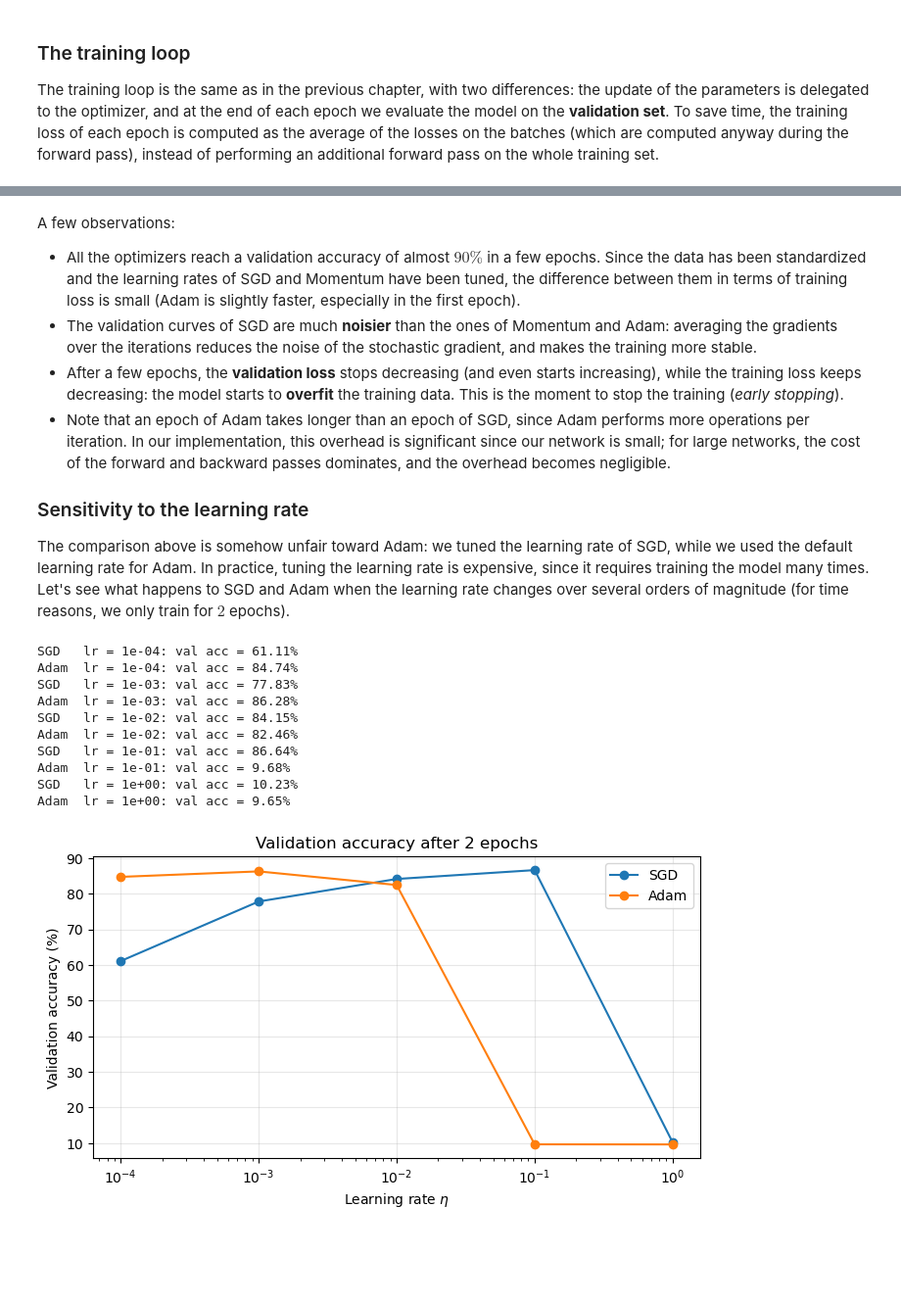
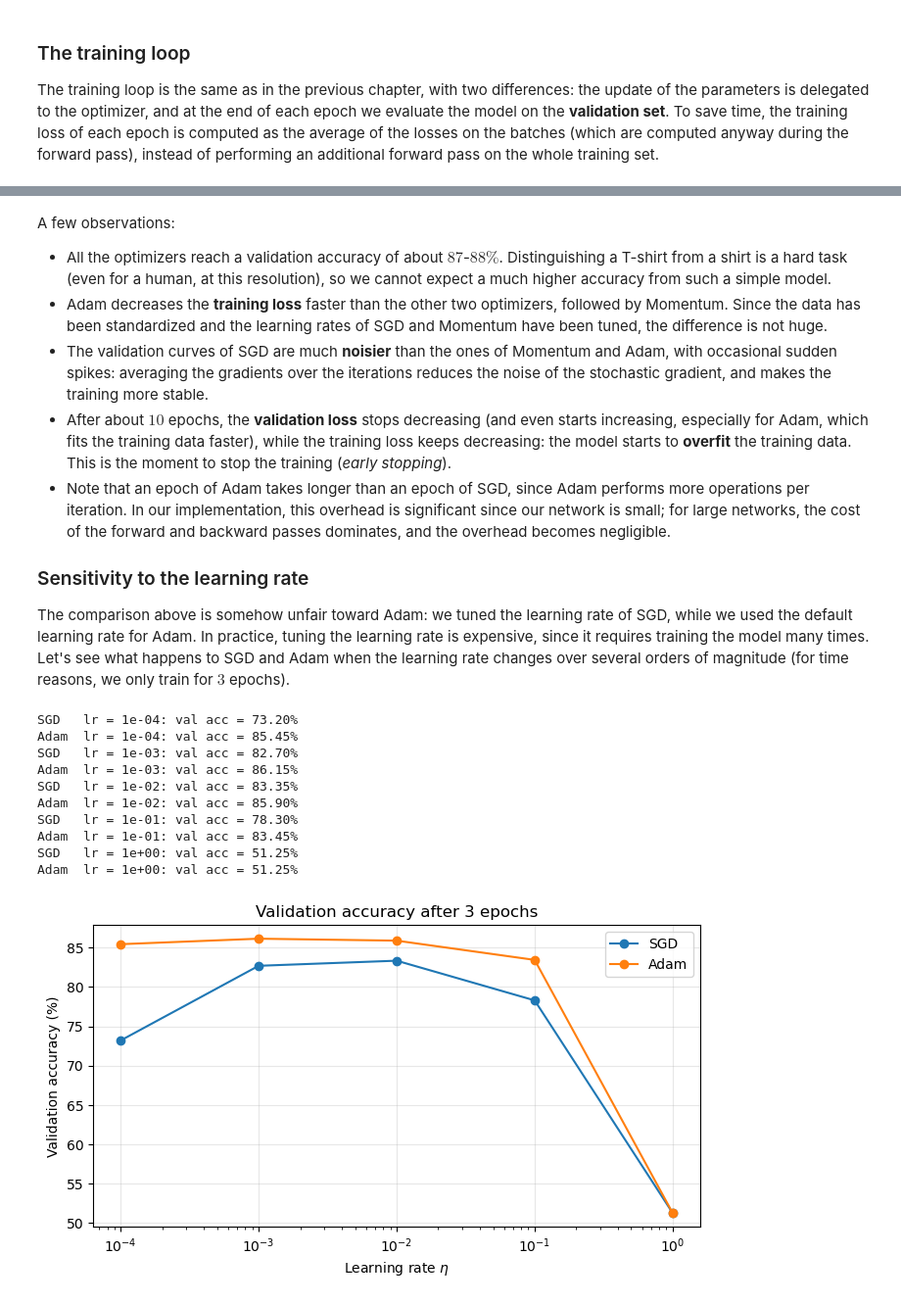
Before and after one commit to devangelista2/statistical-mathematical-methods, a Jupyter notebook: 2026-27/_sources/Optimization/Adam.ipynb, the cells around one changed output, grey strips where cells are left out. Shown at 98% size. Drawn from its saved outputs; the diff is of its cells as text; code cells hidden in the pictures; blank space fills up the shorter version.

```diff
--- a/2026-27/_sources/Optimization/Adam.ipynb
+++ b/2026-27/_sources/Optimization/Adam.ipynb
@@ -395,5 +417,5 @@ def accuracy(Y_hat, y):
 # %%
-sizes = [784, 256, 128, 10]
+sizes = [784, 256, 128, 1]
 params = init_params(sizes)
 n_params = sum(W.size + b.size for W, b in params)
 print(f"Number of parameters: {n_params}")
@@ -467,13 +489,13 @@ def train(params, optimizer, X_train, Y_train, X_val, Y_val, batch_size=64, epoc
             grads = backward(params, cache, Yb)
             optimizer.step(params, grads)
 
-            batch_losses.append(cross_entropy(Y_hat, Yb))
+            batch_losses.append(binary_cross_entropy(Y_hat, Yb))
 
         # Evaluation on the validation set
         Y_hat_val, _ = forward(params, X_val)
         history["train_loss"].append(np.mean(batch_losses))
-        history["val_loss"].append(cross_entropy(Y_hat_val, Y_val))
-        history["val_acc"].append(accuracy(Y_hat_val, Y_val.argmax(axis=1)))
+        history["val_loss"].append(binary_cross_entropy(Y_hat_val, Y_val))
+        history["val_acc"].append(accuracy(Y_hat_val, Y_val[:, 0]))
 
         if verbose:
             print(f"Epoch {epoch + 1:2d}/{epochs}: train loss = {history['train_loss'][-1]:.4f}, "
@@ -487,5 +509,5 @@ We now train the same network (with the same initialization) with the three opti
 # %%
-epochs = 10
+epochs = 20
 batch_size = 64
 optimizers = {
     "SGD": lambda p: SGD(p, lr=0.05),
@@ -538,14 +560,15 @@ plt.show()
 # %% [markdown]
 A few observations:
 
-- All the optimizers reach a validation accuracy of almost $90\%$ in a few epochs. Since the data has been standardized and the learning rates of SGD and Momentum have been tuned, the difference between them in terms of training loss is small (Adam is slightly faster, especially in the first epoch).
-- The validation curves of SGD are much **noisier** than the ones of Momentum and Adam: averaging the gradients over the iterations reduces the noise of the stochastic gradient, and makes the training more stable.
-- After a few epochs, the **validation loss** stops decreasing (and even starts increasing), while the training loss keeps decreasing: the model starts to **overfit** the training data. This is the moment to stop the training (*early stopping*).
+- All the optimizers reach a validation accuracy of about $87$-$88\%$. Distinguishing a T-shirt from a shirt is a hard task (even for a human, at this resolution), so we cannot expect a much higher accuracy from such a simple model.
+- Adam decreases the **training loss** faster than the other two optimizers, followed by Momentum. Since the data has been standardized and the learning rates of SGD and Momentum have been tuned, the difference is not huge.
+- The validation curves of SGD are much **noisier** than the ones of Momentum and Adam, with occasional sudden spikes: averaging the gradients over the iterations reduces the noise of the stochastic gradient, and makes the training more stable.
+- After about $10$ epochs, the **validation loss** stops decreasing (and even starts increasing, especially for Adam, which fits the training data faster), while the training loss keeps decreasing: the model starts to **overfit** the training data. This is the moment to stop the training (*early stopping*).
 - Note that an epoch of Adam takes longer than an epoch of SGD, since Adam performs more operations per iteration. In our implementation, this overhead is significant since our network is small; for large networks, the cost of the forward and backward passes dominates, and the overhead becomes negligible.
 
 ### Sensitivity to the learning rate
 
-The comparison above is somehow unfair toward Adam: we tuned the learning rate of SGD, while we used the default learning rate for Adam. In practice, tuning the learning rate is expensive, since it requires training the model many times. Let's see what happens to SGD and Adam when the learning rate changes over several orders of magnitude (for time reasons, we only train for $2$ epochs).
+The comparison above is somehow unfair toward Adam: we tuned the learning rate of SGD, while we used the default learning rate for Adam. In practice, tuning the learning rate is expensive, since it requires training the model many times. Let's see what happens to SGD and Adam when the learning rate changes over several orders of magnitude (for time reasons, we only train for $3$ epochs).
 # %%
 learning_rates = [1e-4, 1e-3, 1e-2, 1e-1, 1]
 sensitivity = {"SGD": [], "Adam": []}
@@ -555,30 +578,30 @@ for lr in learning_rates:
         params = init_params(sizes, seed=0)
         with np.errstate(all="ignore"):  # Ignore overflow warnings when training diverges
             params, history = train(params, Opt(params, lr=lr), X_train, Y_train, X_val, Y_val,
-                                    batch_size=batch_size, epochs=2, verbose=False)
+                                    batch_size=batch_size, epochs=3, verbose=False)
         sensitivity[name].append(history["val_acc"][-1])
         print(f"{name:5s} lr = {lr:.0e}: val acc = {history['val_acc'][-1]*100:.2f}%")
 # %% [output]
-SGD   lr = 1e-04: val acc = 61.11%
-Adam  lr = 1e-04: val acc = 84.74%
-SGD   lr = 1e-03: val acc = 77.83%
-Adam  lr = 1e-03: val acc = 86.28%
-SGD   lr = 1e-02: val acc = 84.15%
-Adam  lr = 1e-02: val acc = 82.46%
-SGD   lr = 1e-01: val acc = 86.64%
-Adam  lr = 1e-01: val acc = 9.68%
-SGD   lr = 1e+00: val acc = 10.23%
-Adam  lr = 1e+00: val acc = 9.65%
+SGD   lr = 1e-04: val acc = 73.20%
+Adam  lr = 1e-04: val acc = 85.45%
+SGD   lr = 1e-03: val acc = 82.70%
+Adam  lr = 1e-03: val acc = 86.15%
+SGD   lr = 1e-02: val acc = 83.35%
+Adam  lr = 1e-02: val acc = 85.90%
+SGD   lr = 1e-01: val acc = 78.30%
+Adam  lr = 1e-01: val acc = 83.45%
+SGD   lr = 1e+00: val acc = 51.25%
+Adam  lr = 1e+00: val acc = 51.25%
 # %%
 plt.figure(figsize=(8, 4))
 for name, accs in sensitivity.items():
     plt.semilogx(learning_rates, np.array(accs) * 100, 'o-', label=name)
 plt.xlabel(r"Learning rate $\eta$")
 plt.ylabel("Validation accuracy (%)")
-plt.title("Validation accuracy after 2 epochs")
+plt.title("Validation accuracy after 3 epochs")
 plt.grid(alpha=0.3)
 plt.legend()
 plt.show()
 # %% [output]
-[figure, old version]
+[figure, new version]
 # %% [markdown]
```
Also changed, not shown: parts of 17 cells of this notebook, 37 other files.
